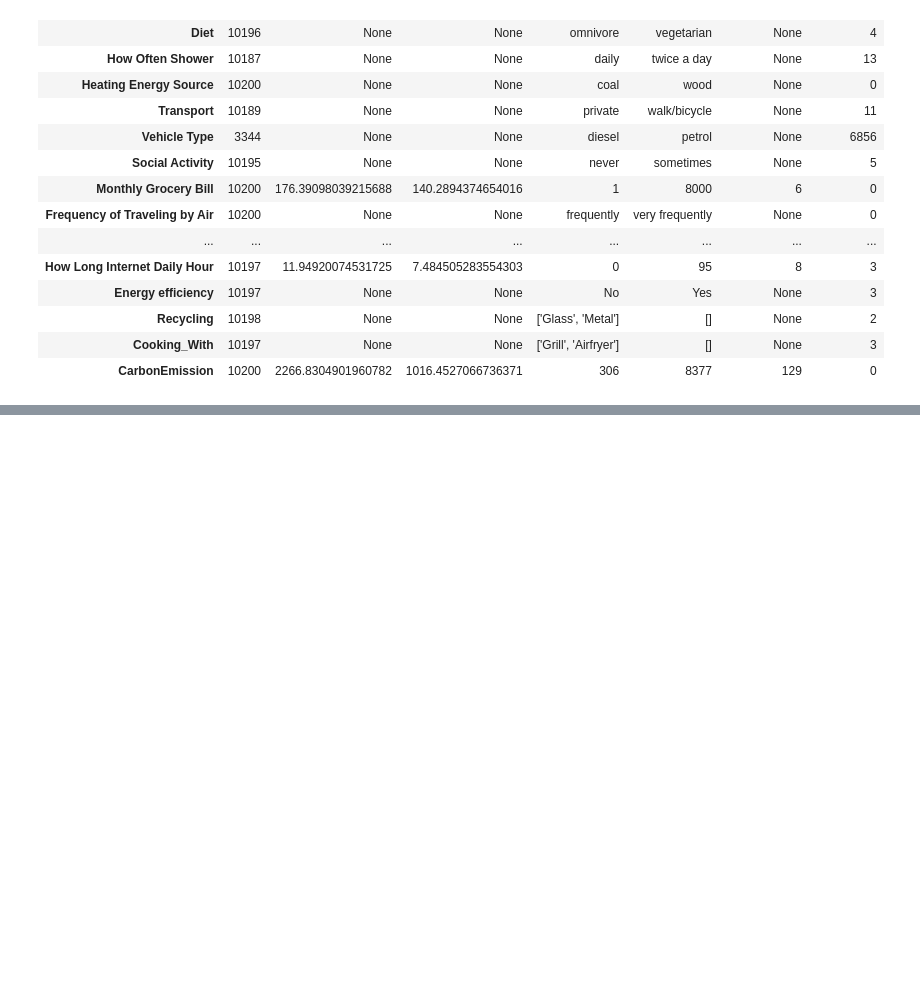
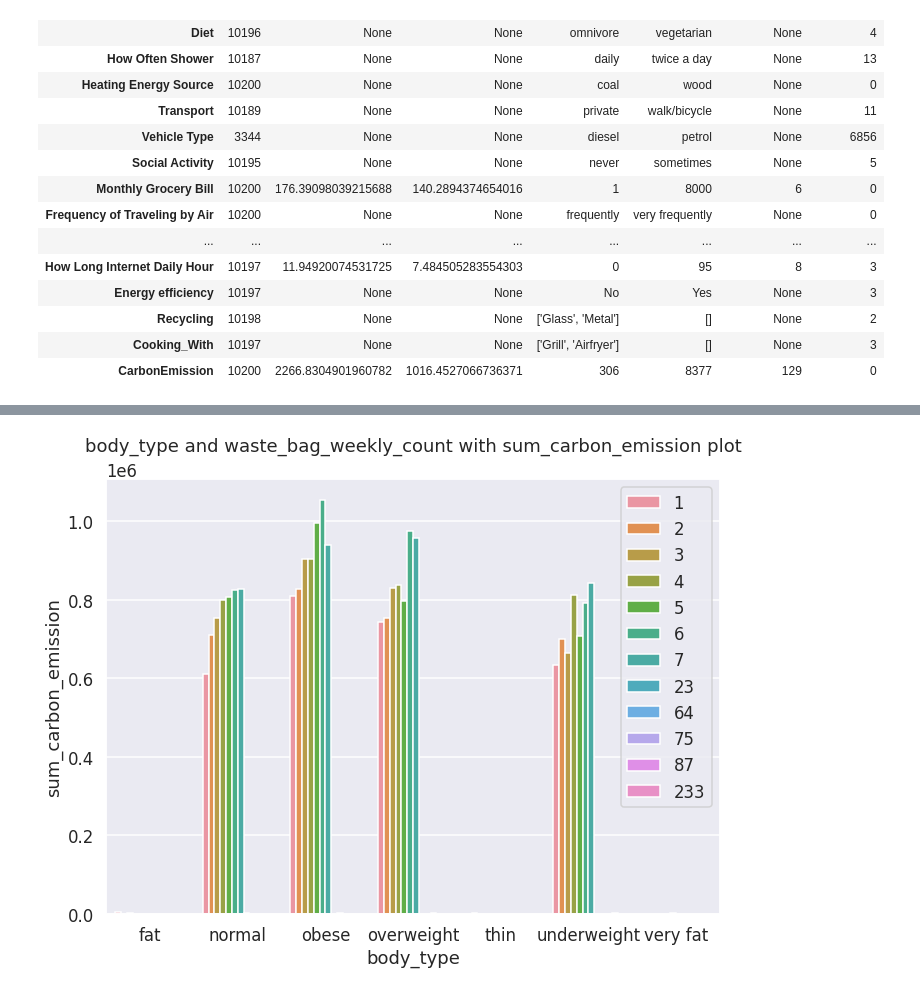
Before and after one commit to DesastreuX/Carbon-Emission-Iteration-4, a Jupyter notebook: source/DU-02.ipynb, the cells around one changed output, grey strips where cells are left out. Cells and saved outputs as stored; diff of their text form; code cells hidden in the pictures; blank space fills up the shorter version.

```diff
--- a/source/DU-02.ipynb
+++ b/source/DU-02.ipynb
@@ -113,0 +147,8 @@ plt.show()
+# %%
+plt_group_by_2_columns_and_sum(
+    df=no_null_df,
+    group_by=["body_type", "waste_bag_weekly_count"],
+    sum_column=change_case(DATASET.TARGET),
+)
+# %% [output]
+[figure, added]
```
Also changed, not shown: parts of 38 cells of this notebook, 3 other files.
